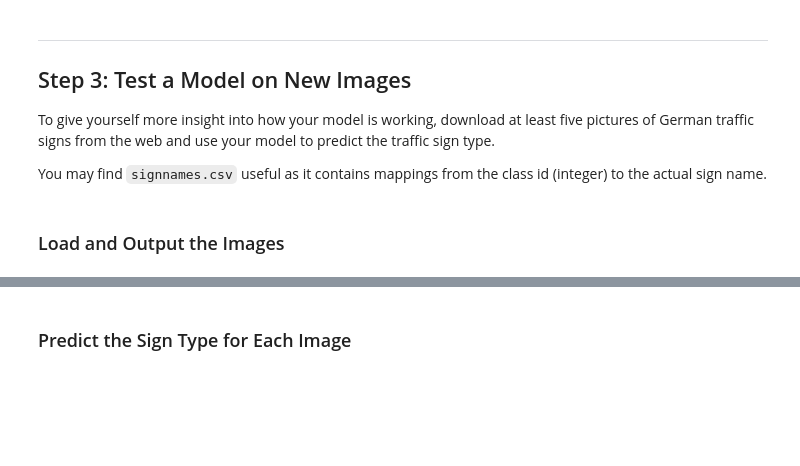
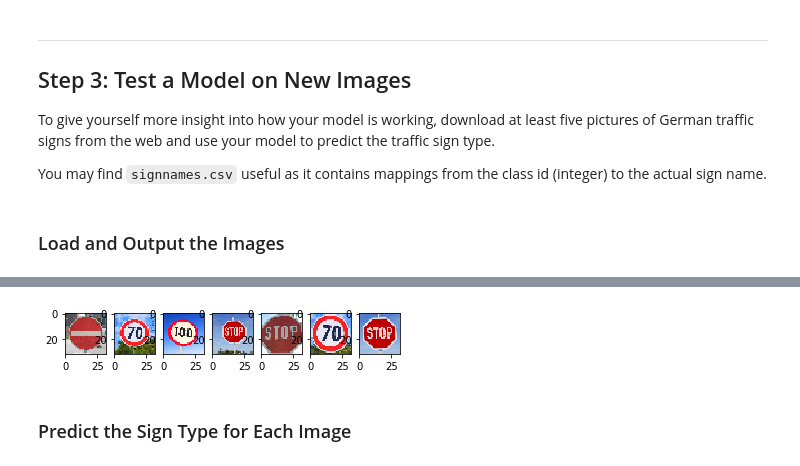
Before and after one commit to YoshiyukiKono/CarND, a Jupyter notebook: project-2/Traffic_Sign_Classifier.ipynb, the cells around one changed output, grey strips where cells are left out. Drawn from its saved outputs; the diff is of its cells as text; code cells hidden in the pictures; blank space fills up the shorter version.

```diff
--- a/project-2/Traffic_Sign_Classifier.ipynb
+++ b/project-2/Traffic_Sign_Classifier.ipynb
@@ -274,15 +303,15 @@ sets imply underfitting. A high accuracy on the training set but low accuracy on
 ### Once a final model architecture is selected,
 ### the accuracy on the test set should be calculated and reported as well.
 ### Feel free to use as many code cells as needed.
-rate = 0.001
+rate = 0.001#0.0003#0.0005#0.001
 
-logits = LeNet(x)
+logits = LeNet(x, input_depth=IMAGE_DIMENSION)#x)
 cross_entropy = tf.nn.softmax_cross_entropy_with_logits(labels=one_hot_y, logits=logits)
 loss_operation = tf.reduce_mean(cross_entropy)
 optimizer = tf.train.AdamOptimizer(learning_rate = rate)
 training_operation = optimizer.minimize(loss_operation)
 # %%
-EPOCHS = 60#1#10
+EPOCHS = 30#80#1#10
 BATCH_SIZE = 128#256#128
 # %%
 correct_prediction = tf.equal(tf.argmax(logits, 1), tf.argmax(one_hot_y, 1))
@@ -295,7 +324,7 @@ def evaluate(X_data, y_data):
     sess = tf.get_default_session()
     for offset in range(0, num_examples, BATCH_SIZE):
         batch_x, batch_y = X_data[offset:offset+BATCH_SIZE], y_data[offset:offset+BATCH_SIZE]
-        accuracy = sess.run(accuracy_operation, feed_dict={x: batch_x, y: batch_y})
+        accuracy = sess.run(accuracy_operation, feed_dict={x: batch_x, y: batch_y, keep_prob:1})
         total_accuracy += (accuracy * len(batch_x))
     return total_accuracy / num_examples
 # %%
@@ -332,12 +387,3 @@ To give yourself more insight into how your model is working, download at least
 You may find `signnames.csv` useful as it contains mappings from the class id (integer) to the actual sign name.
 # %% [markdown]
 ### Load and Output the Images
-# %%
-### Load the images and plot them here.
-### Feel free to use as many code cells as needed.
-import os
-
-for file in os.listdir("test_images/"):
-    filepath = 'test_images/' + file
-    print(filepath)
-    img = mpimg.imread(filepath)
@@ -343,0 +398,46 @@ for file in os.listdir("test_images/"):
+# %%
+### Load the images and plot them here.
+### Feel free to use as many code cells as needed.
+import os
+import glob
+import PIL
+from PIL import Image
+import cv2
+
+#画像の読み込み
+#im = Image.open("./achan.jpg")
+
+#ax.axis('off')  # clear x- and y-axes
+
+files = []
+
+for file in os.listdir("test_images/"):
+    filepath = 'test_images/' + file
+    files.append(filepath)
+    print(filepath)
+    #img = Image.open(filepath)
+    #img.show()
+    #axe.imshow
+    #img = mpimg.imread(filepath)
+
+num_img = 7
+fig, axes = plt.subplots(1,num_img)
+test_image = np.uint8(np.zeros((num_img,32,32,3)))
+
+for axe, i in zip(axes.flat, range(num_img)):
+    #print(i,y_train[i])
+    #image = Image.open(files[i])
+    image = cv2.imread(files[i], cv2.IMREAD_COLOR)
+    resized_image = cv2.resize(image, (32, 32))
+    b, g, r = cv2.split(resized_image)
+    merged_image = cv2.merge([r, g, b])
+    test_image[i] = merged_image
+    #img = plt.imread(files[i])
+    print(type(image)) #=> numpy.ndarray
+    print("Image size:", image.size) #=> (1367, 1345, 3)
+    #image_array.append(img)
+
+    axe.imshow(test_image[i])
+
+plt.show()
+# %% [output]
@@ -344,2 +461,3 @@ for file in os.listdir("test_images/"):
+[figure, added]
 # %% [markdown]
 ### Predict the Sign Type for Each Image
```
Also changed, not shown: parts of 17 cells of this notebook, 14 other files.
